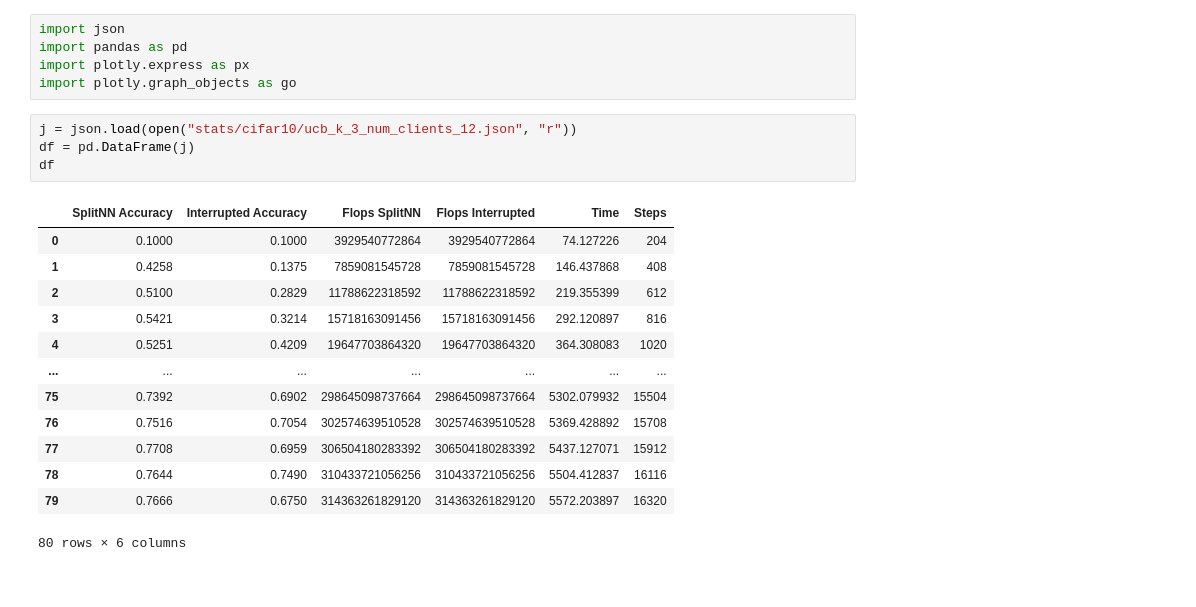
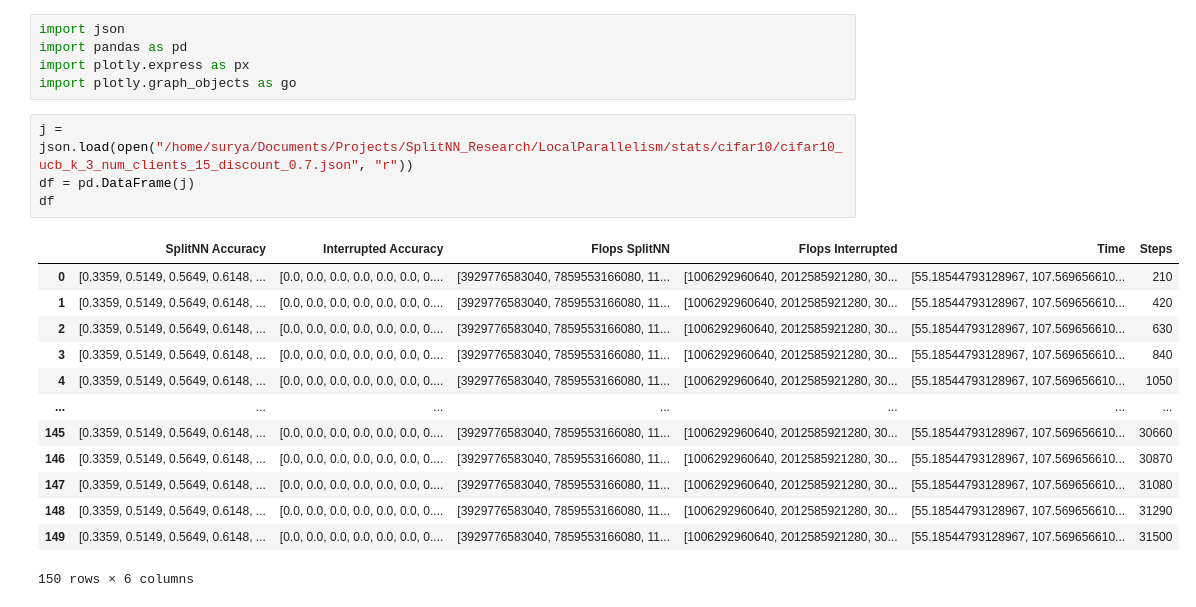
Before and after one commit to ayushchopra96/distributed-ml-research, a Jupyter notebook: split_nn_ucb/plot.ipynb, the cells around one changed output. Drawn from its saved outputs; the diff is of its cells as text.

Commit message:
fixed import for cifar10

```diff
--- a/split_nn_ucb/plot.ipynb
+++ b/split_nn_ucb/plot.ipynb
@@ -4,20 +4,20 @@ import pandas as pd
 import plotly.express as px
 import plotly.graph_objects as go
 # %%
-j = json.load(open("stats/cifar10/ucb_k_3_num_clients_12.json", "r"))
+j = json.load(open("/home/surya/Documents/Projects/SplitNN_Research/LocalParallelism/stats/cifar10/cifar10_ucb_k_3_num_clients_15_discount_0.7.json", "r"))
 df = pd.DataFrame(j)
 df
 # %% [output]
 |  | SplitNN Accuracy | Interrupted Accuracy | Flops SplitNN | Flops Interrupted | Time | Steps |
-| 0 | 0.1000 | 0.1000 | 3929540772864 | 3929540772864 | 74.127226 | 204 |
-| 1 | 0.4258 | 0.1375 | 7859081545728 | 7859081545728 | 146.437868 | 408 |
-| 2 | 0.5100 | 0.2829 | 11788622318592 | 11788622318592 | 219.355399 | 612 |
-| 3 | 0.5421 | 0.3214 | 15718163091456 | 15718163091456 | 292.120897 | 816 |
-| 4 | 0.5251 | 0.4209 | 19647703864320 | 19647703864320 | 364.308083 | 1020 |
+| 0 | [0.3359, 0.5149, 0.5649, 0.6148, ... | [0.0, 0.0, 0.0, 0.0, 0.0, 0.0, 0.... | [3929776583040, 7859553166080, 11... | [1006292960640, 2012585921280, 30... | [55.18544793128967, 107.569656610... | 210 |
+| 1 | [0.3359, 0.5149, 0.5649, 0.6148, ... | [0.0, 0.0, 0.0, 0.0, 0.0, 0.0, 0.... | [3929776583040, 7859553166080, 11... | [1006292960640, 2012585921280, 30... | [55.18544793128967, 107.569656610... | 420 |
+| 2 | [0.3359, 0.5149, 0.5649, 0.6148, ... | [0.0, 0.0, 0.0, 0.0, 0.0, 0.0, 0.... | [3929776583040, 7859553166080, 11... | [1006292960640, 2012585921280, 30... | [55.18544793128967, 107.569656610... | 630 |
+| 3 | [0.3359, 0.5149, 0.5649, 0.6148, ... | [0.0, 0.0, 0.0, 0.0, 0.0, 0.0, 0.... | [3929776583040, 7859553166080, 11... | [1006292960640, 2012585921280, 30... | [55.18544793128967, 107.569656610... | 840 |
+| 4 | [0.3359, 0.5149, 0.5649, 0.6148, ... | [0.0, 0.0, 0.0, 0.0, 0.0, 0.0, 0.... | [3929776583040, 7859553166080, 11... | [1006292960640, 2012585921280, 30... | [55.18544793128967, 107.569656610... | 1050 |
 | ... | ... | ... | ... | ... | ... | ... |
-| 75 | 0.7392 | 0.6902 | 298645098737664 | 298645098737664 | 5302.079932 | 15504 |
-| 76 | 0.7516 | 0.7054 | 302574639510528 | 302574639510528 | 5369.428892 | 15708 |
-| 77 | 0.7708 | 0.6959 | 306504180283392 | 306504180283392 | 5437.127071 | 15912 |
-| 78 | 0.7644 | 0.7490 | 310433721056256 | 310433721056256 | 5504.412837 | 16116 |
-| 79 | 0.7666 | 0.6750 | 314363261829120 | 314363261829120 | 5572.203897 | 16320 |
+| 145 | [0.3359, 0.5149, 0.5649, 0.6148, ... | [0.0, 0.0, 0.0, 0.0, 0.0, 0.0, 0.... | [3929776583040, 7859553166080, 11... | [1006292960640, 2012585921280, 30... | [55.18544793128967, 107.569656610... | 30660 |
+| 146 | [0.3359, 0.5149, 0.5649, 0.6148, ... | [0.0, 0.0, 0.0, 0.0, 0.0, 0.0, 0.... | [3929776583040, 7859553166080, 11... | [1006292960640, 2012585921280, 30... | [55.18544793128967, 107.569656610... | 30870 |
+| 147 | [0.3359, 0.5149, 0.5649, 0.6148, ... | [0.0, 0.0, 0.0, 0.0, 0.0, 0.0, 0.... | [3929776583040, 7859553166080, 11... | [1006292960640, 2012585921280, 30... | [55.18544793128967, 107.569656610... | 31080 |
+| 148 | [0.3359, 0.5149, 0.5649, 0.6148, ... | [0.0, 0.0, 0.0, 0.0, 0.0, 0.0, 0.... | [3929776583040, 7859553166080, 11... | [1006292960640, 2012585921280, 30... | [55.18544793128967, 107.569656610... | 31290 |
+| 149 | [0.3359, 0.5149, 0.5649, 0.6148, ... | [0.0, 0.0, 0.0, 0.0, 0.0, 0.0, 0.... | [3929776583040, 7859553166080, 11... | [1006292960640, 2012585921280, 30... | [55.18544793128967, 107.569656610... | 31500 |
-80 rows × 6 columns
+150 rows × 6 columns
```
Also changed, not shown: parts of 2 cells of this notebook, 4 other files.
